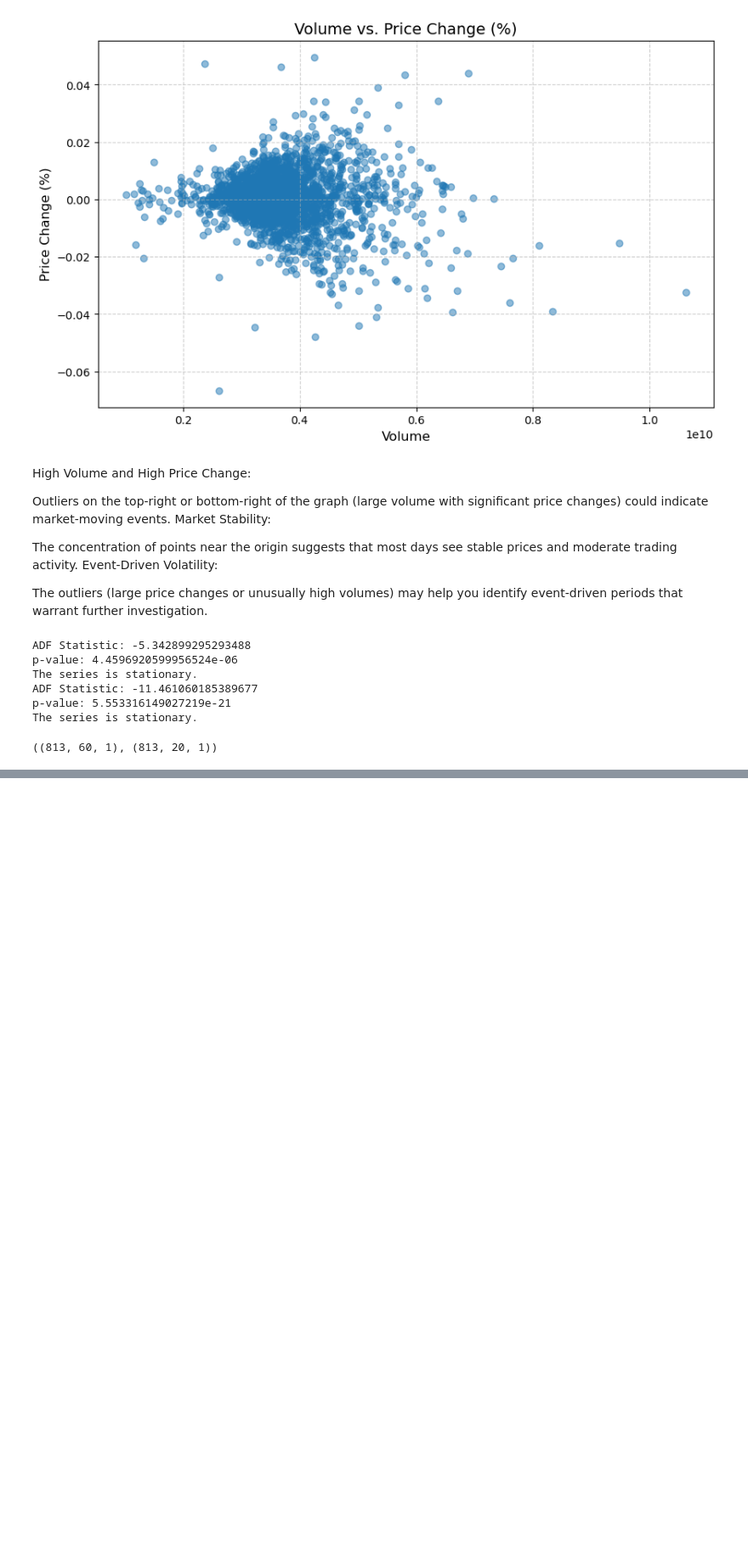
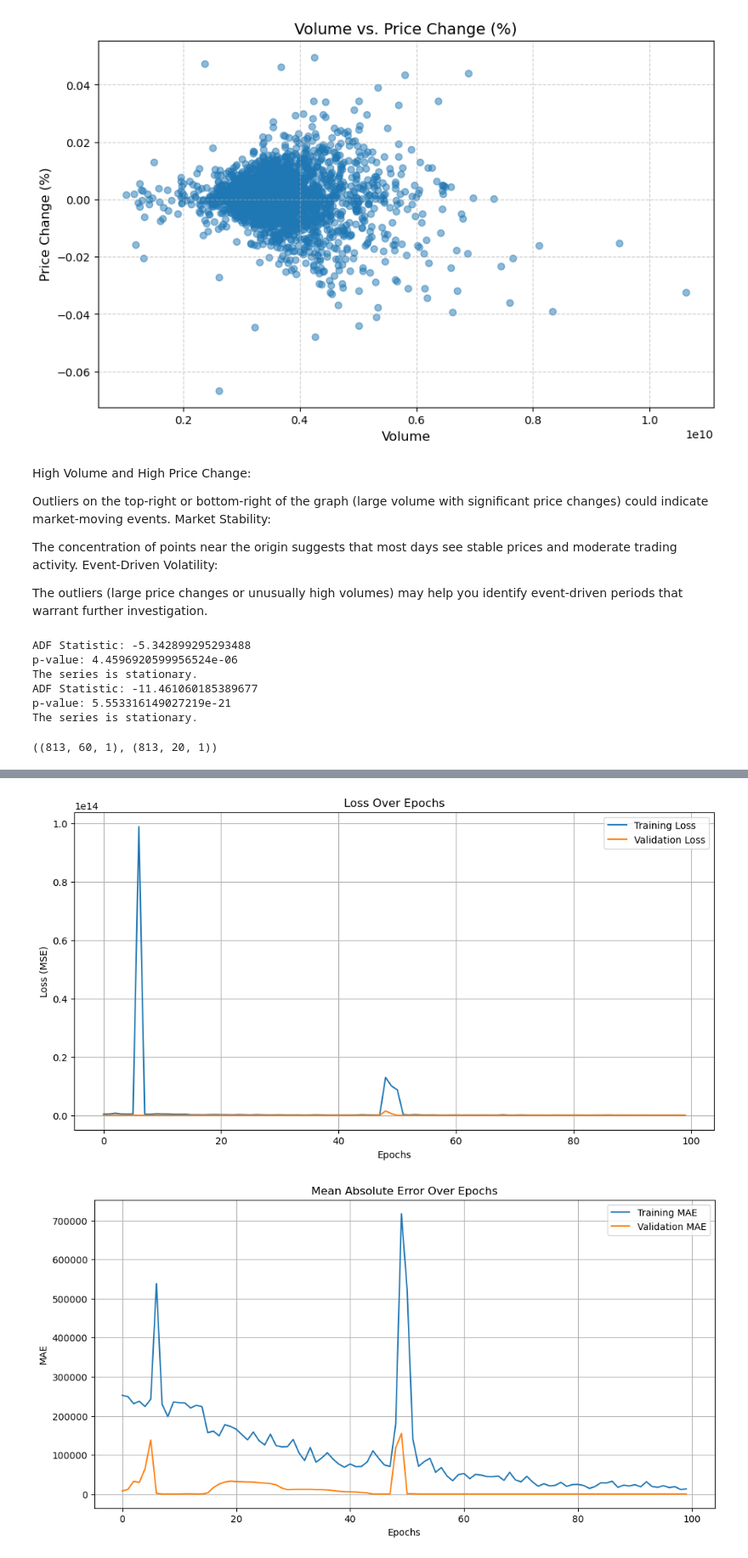
Before and after one commit to mehmeterenozgun/volume-based, a Jupyter notebook: volume.ipynb, the cells around one changed output, grey strips where cells are left out. Shown at 85% size. Saved outputs shown, nothing was run; the diff lists cells and outputs as text; code cells hidden in the pictures; blank space fills up the shorter version.

Commit message:
modeling

```diff
--- a/volume.ipynb
+++ b/volume.ipynb
@@ -256,26 +289,27 @@ ADF Statistic: -11.461060185389677
 p-value: 5.553316149027219e-21
 The series is stationary.
 # %%
+from sklearn.preprocessing import MinMaxScaler
 import pandas as pd
 import numpy as np
-
-def window_generator(data, feature_columns, target_column, input_size, output_size, stride):
-    X = []
-    y = []
-
-    data = data.sort_index()
-
-    for start in range(0, len(data) - input_size - output_size + 1, stride):
-        end_input = start + input_size
-        end_output = end_input + output_size
-
-        X.append(data[feature_columns].iloc[start:end_input].values)
-        y.append(data[target_column].iloc[end_input:end_output].values)
-
-    return np.array(X), np.array(y)
 # %%
-X,y = window_generator(ticker_data,['Volume_AAPL'],['Price_Change_AAPL'],60,20,3)
+X,y = window_generator(ticker_data,['Volume_AAPL'],['Price_Change_AAPL'],60,20,1)
 # %%
 X.shape, y.shape
 # %% [output]
 ((813, 60, 1), (813, 20, 1))
+# %%
+from keras import Input
+from tensorflow.keras.models import Sequential
+from tensorflow.keras.layers import LSTM, Dense, Dropout, RepeatVector, TimeDistributed
+
+model = Sequential([
+    Input(shape = (60, 1)),
+    LSTM(64, activation='relu', return_sequences=True),
+    Dropout(0.2),
+    LSTM(32, activation='relu', return_sequences=False),
+    Dense(20, activation='linear')  # Match the output shape (20, 1)
+])
+model.compile(optimizer='adam', loss='mse', metrics=['mae'])
+
+print(model.summary())
@@ -281,0 +333,8 @@ X.shape, y.shape
+# %%
+# Train the model
+history = model.fit(
+    X, y,
+    epochs=300,           # Number of training epochs
+    batch_size=32,       # Batch size
+    validation_split=0.2 # Use 20% of the data for validation
+)
@@ -281,0 +363,5 @@ X.shape, y.shape
+# %%
+plot_training_history(history)
+# %% [output]
+[figure, added]
+[figure, added]
```
Also changed, not shown: parts of 6 cells of this notebook.
